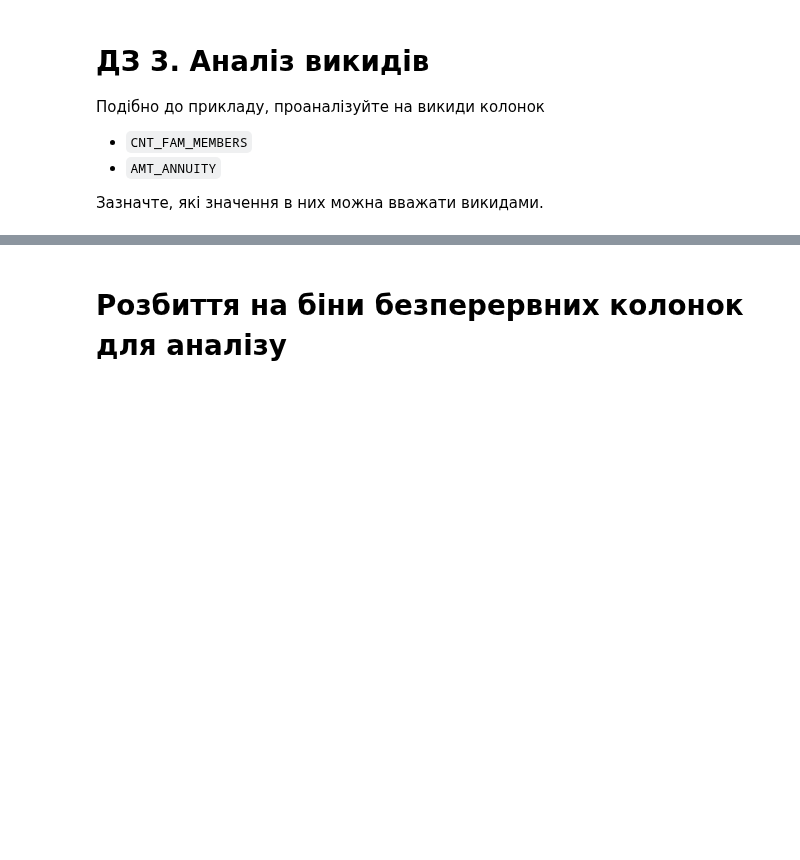
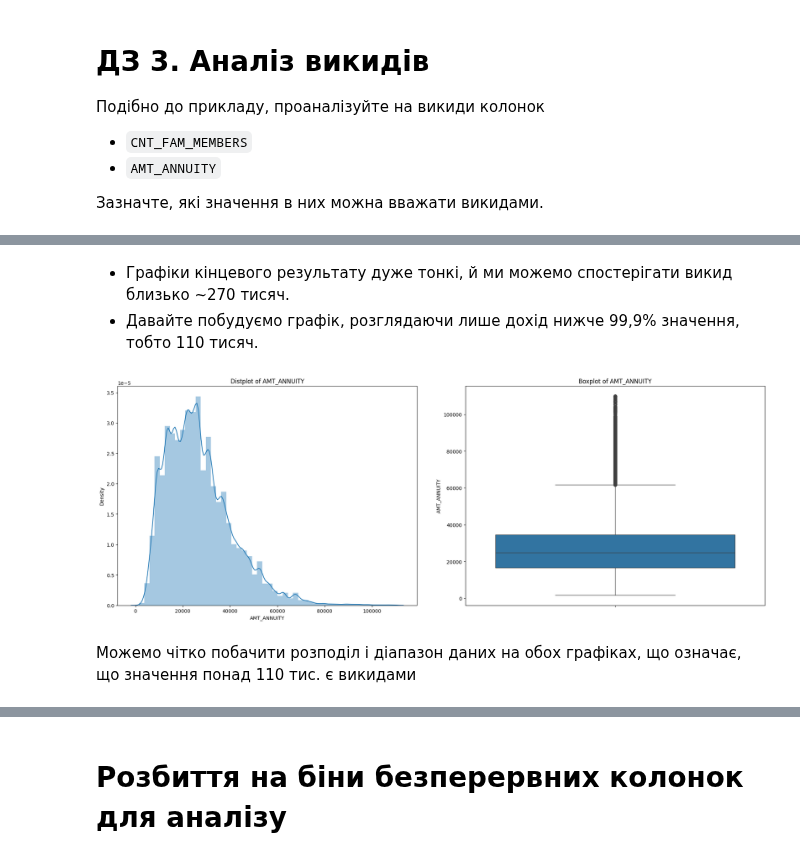
Before and after one commit to Marianderita/ML_Practice, a Jupyter notebook: HW_1_2_Credit_EDA.ipynb, the cells around one changed output, grey strips where cells are left out. Cells and saved outputs as stored; diff of their text form; code cells hidden in the pictures; blank space fills up the shorter version.

```diff
--- a/HW_1_2_Credit_EDA.ipynb
+++ b/HW_1_2_Credit_EDA.ipynb
@@ -1573,0 +1805,24 @@ df[df['AMT_INCOME_TOTAL'] > 900000].head()
+# %% [markdown]
+- Графіки кінцевого результату дуже тонкі, й ми можемо спостерігати викид близько ~270 тисяч.
+- Давайте побудуємо графік, розглядаючи лише дохід нижче 99,9% значення, тобто 110 тисяч.
+# %%
+with warnings.catch_warnings():
+    warnings.simplefilter("ignore")
+    plt.subplots(1,2 ,figsize = (20,8))
+
+    plt.subplot(121)
+    sns.distplot(df[df['AMT_ANNUITY'] < 110000].AMT_ANNUITY)
+    pltname = 'Distplot of ' + 'AMT_ANNUITY'
+    plt.title(pltname)
+
+    plt.subplot(122)
+    sns.boxplot(df[df['AMT_ANNUITY'] < 110000].AMT_ANNUITY)
+    pltname = 'Boxplot of ' + 'AMT_ANNUITY'
+    plt.title(pltname)
+
+    plt.tight_layout(pad = 4)
+    plt.show()
+# %% [output]
+[figure, added]
+# %% [markdown]
+Можемо чітко побачити розподіл і діапазон даних на обох графіках, що означає, що значення понад 110 тис. є викидами
```
Also changed, not shown: parts of 110 cells of this notebook.
